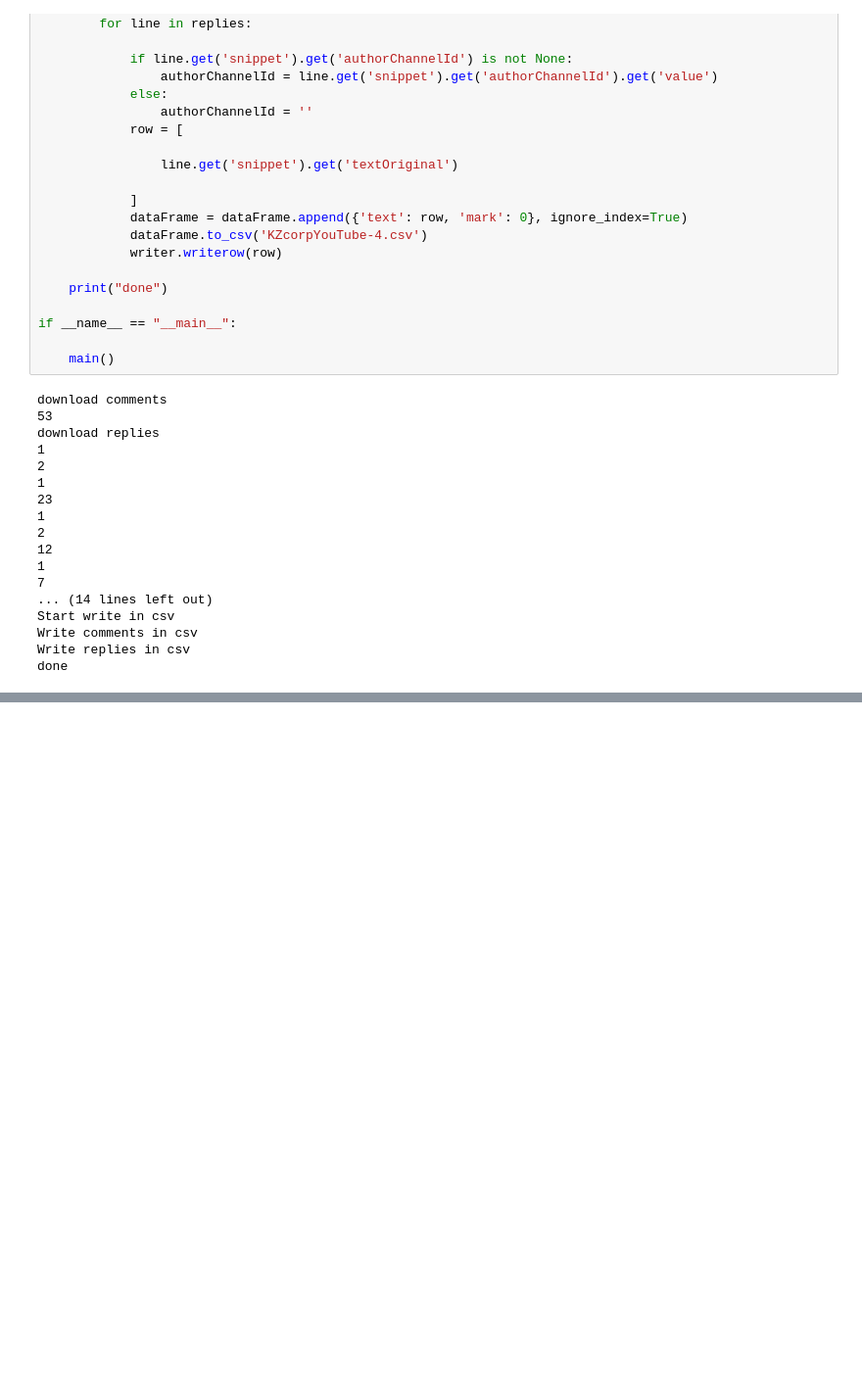
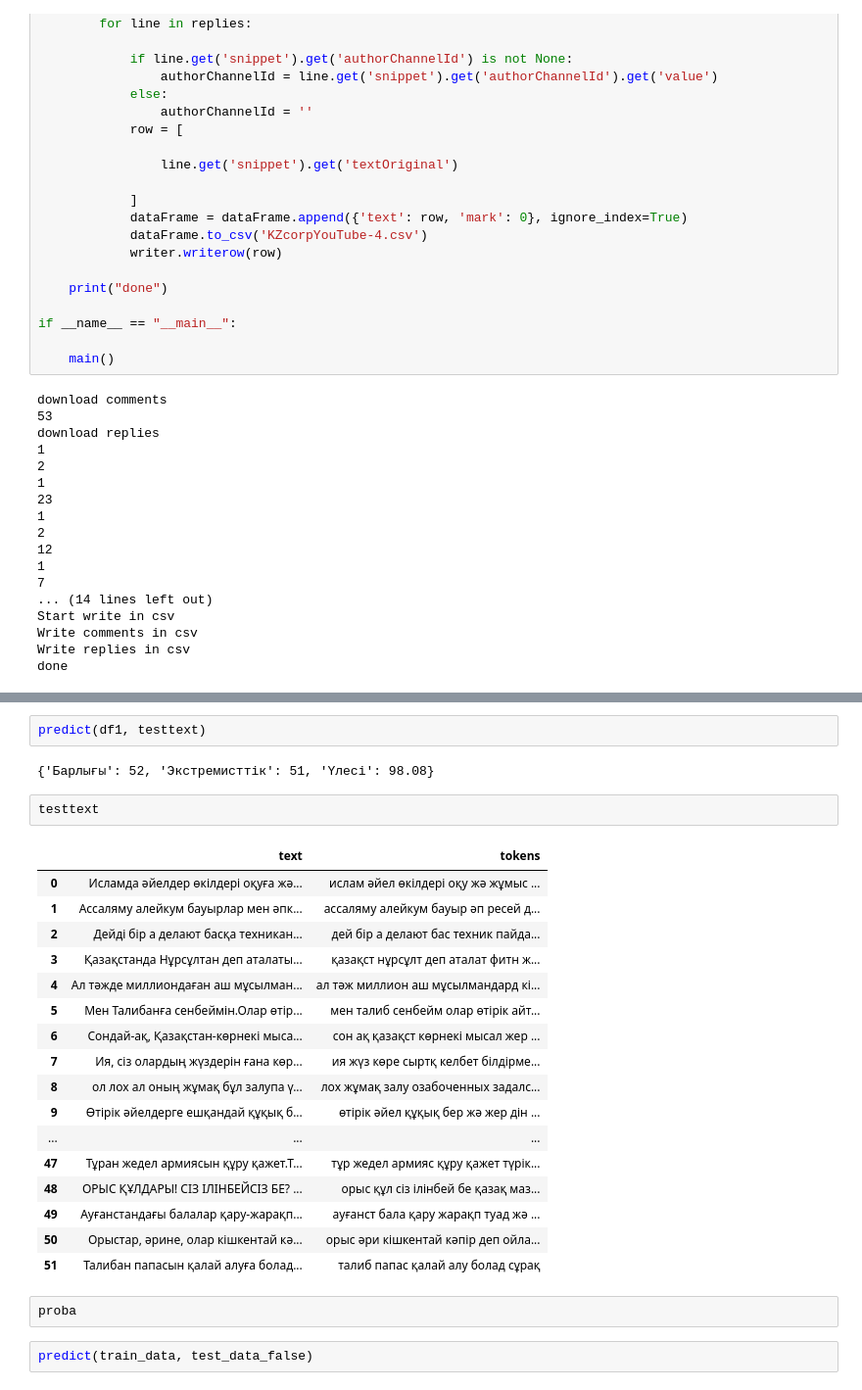
Before and after one commit to adlid/ML-diplom, a Jupyter notebook: All.ipynb, the cells around one changed output, grey strips where cells are left out. Shown at 98% size. Cells and saved outputs as stored; diff of their text form; blank space fills up the shorter version.

```diff
--- a/All.ipynb
+++ b/All.ipynb
@@ -431,0 +552,28 @@ print(f"LogisticRegression CountVectorizer accuracy: {score*100:.4f}%")
+# %%
+predict(df1, testtext)
+# %% [output]
+{'Барлығы': 52, 'Экстремисттік': 51, 'Үлесі': 98.08}
+# %%
+testtext
+# %% [output]
+|  | text | tokens |
+| 0 | Исламда әйелдер өкілдері оқуға жә... | ислам әйел өкілдері оқу жә жұмыс ... |
+| 1 | Ассаляму алейкум бауырлар мен әпк... | ассаляму алейкум бауыр әп ресей д... |
+| 2 | Дейді бір а делают басқа техникан... | дей бір а делают бас техник пайда... |
+| 3 | Қазақстанда Нұрсұлтан деп аталаты... | қазақст нұрсұлт деп аталат фитн ж... |
+| 4 | Ал тәжде миллиондаған аш мұсылман... | ал тәж миллион аш мұсылмандард кі... |
+| 5 | Мен Талибанға сенбеймін.Олар өтір... | мен талиб сенбейм олар өтірік айт... |
+| 6 | Сондай-ақ, Қазақстан-көрнекі мыса... | сон ақ қазақст көрнекі мысал жер ... |
+| 7 | Ия, сіз олардың жүздерін ғана көр... | ия жүз көре сыртқ келбет білдірме... |
+| 8 | ол лох ал оның жұмақ бұл залупа ү... | лох жұмақ залу озабоченных задалс... |
+| 9 | Өтірік әйелдерге ешқандай құқық б... | өтірік әйел құқық бер жә жер дін ... |
+| ... | ... | ... |
+| 47 | Тұран жедел армиясын құру қажет.Т... | тұр жедел армияс құру қажет түрік... |
+| 48 | ОРЫС ҚҰЛДАРЫ! СІЗ ІЛІНБЕЙСІЗ БЕ? ... | орыс құл сіз ілінбей бе қазақ маз... |
+| 49 | Ауғанстандағы балалар қару-жарақп... | ауғанст бала қару жарақп туад жә ... |
+| 50 | Орыстар, әрине, олар кішкентай кә... | орыс әри кішкентай кәпір деп ойла... |
+| 51 | Талибан папасын қалай алуға болад... | талиб папас қалай алу болад сұрақ |
+# %%
+proba
+# %%
+predict(train_data, test_data_false)
```
Also changed, not shown: parts of 11 cells of this notebook, 5 other files.
